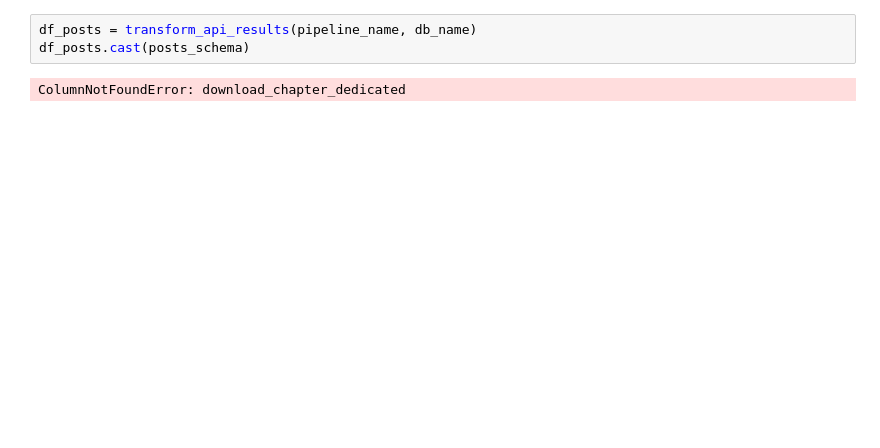
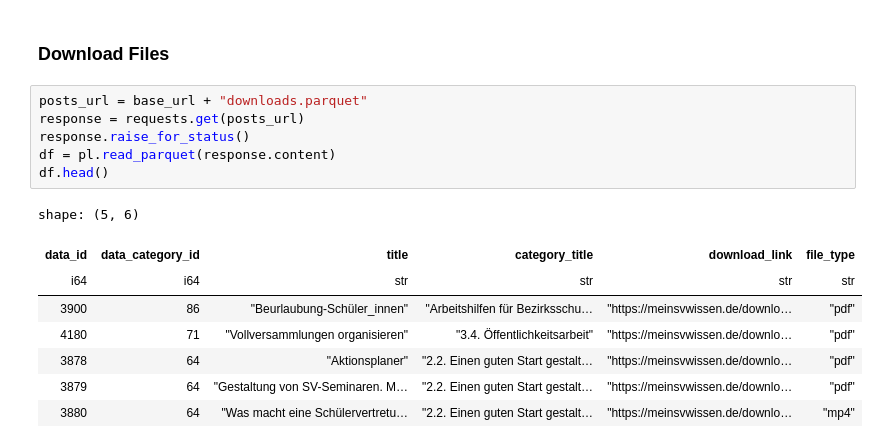
Before and after one commit to CorrelAid/schule-ein-interface-geben, a Jupyter notebook: exploration.ipynb, the cells around one changed output. Cells and saved outputs as stored; diff of their text form; blank space fills up the shorter version.

```diff
--- a/exploration.ipynb
+++ b/exploration.ipynb
@@ -44,5 +45,17 @@ AnyNode(data_id='36', data_level='0', data_parent_id='0', name='Pimp my School D
-# %%
-df_posts = transform_api_results(pipeline_name, db_name)
-df_posts.cast(posts_schema)
-# %% [output]
-ColumnNotFoundError: download_chapter_dedicated
+# %% [markdown]
+### Download Files
+# %%
+posts_url = base_url + "downloads.parquet"
+response = requests.get(posts_url)
+response.raise_for_status()
+df = pl.read_parquet(response.content)
+df.head()
+# %% [output]
+shape: (5, 6)
+| data_id | data_category_id | title | category_title | download_link | file_type |
+| i64 | i64 | str | str | str | str |
+| 3900 | 86 | "Beurlaubung-Schüler_innen" | "Arbeitshilfen für Bezirksschu… | "https://meinsvwissen.de/downlo… | "pdf" |
+| 4180 | 71 | "Vollversammlungen organisieren" | "3.4. Öffentlichkeitsarbeit" | "https://meinsvwissen.de/downlo… | "pdf" |
+| 3878 | 64 | "Aktionsplaner" | "2.2. Einen guten Start gestalt… | "https://meinsvwissen.de/downlo… | "pdf" |
+| 3879 | 64 | "Gestaltung von SV-Seminaren. M… | "2.2. Einen guten Start gestalt… | "https://meinsvwissen.de/downlo… | "pdf" |
+| 3880 | 64 | "Was macht eine Schülervertretu… | "2.2. Einen guten Start gestalt… | "https://meinsvwissen.de/downlo… | "mp4" |
```
Also changed, not shown: parts of 19 cells of this notebook, 5 other files.
